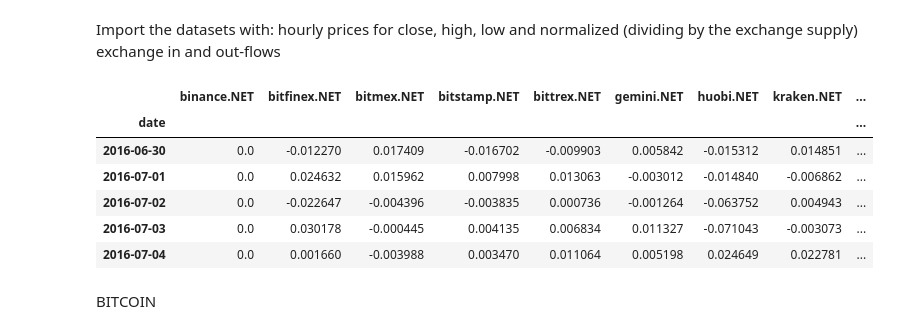
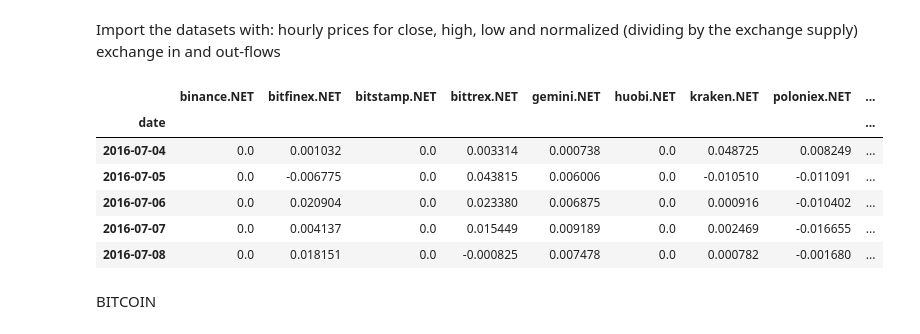
Before and after one commit to riccardofradiani/ML4F-Crypto-prediction-from-exchange-flows, a Jupyter notebook: regression_model.ipynb, the cells around one changed output. Drawn from its saved outputs; the diff is of its cells as text; code cells hidden in the pictures.

```diff
--- a/regression_model.ipynb
+++ b/regression_model.ipynb
@@ -17,22 +18,22 @@ import keras_tuner as kt
 Import the datasets with: hourly prices for close, high, low and normalized (dividing by the exchange supply) exchange in and out-flows
 # %%
 #import data
-btc_data = pd.read_csv(r'data\btc_daily_data_NET_normflows.csv')
+btc_data = pd.read_csv(r'data\btc_daily_data_NET_vol.csv')
 btc_data.index = btc_data['date']
 btc_data = btc_data.drop(['date', 'Unnamed: 0'], 1)
-eth_data = pd.read_csv(r'data\eth_daily_data_NET_normflows.csv')
+eth_data = pd.read_csv(r'data\eth_daily_data_NET_vol.csv')
 eth_data.index = eth_data['date']
 eth_data = eth_data.drop(['date', 'Unnamed: 0'], 1)
 
-btc_data.head()
+eth_data.head()
 # %% [output]
-|  | binance.NET | bitfinex.NET | bitmex.NET | bitstamp.NET | bittrex.NET | gemini.NET | huobi.NET | kraken.NET | ... |
+|  | binance.NET | bitfinex.NET | bitstamp.NET | bittrex.NET | gemini.NET | huobi.NET | kraken.NET | poloniex.NET | ... |
 | date |  |  |  |  |  |  |  |  | ... |
-| 2016-06-30 | 0.0 | -0.012270 | 0.017409 | -0.016702 | -0.009903 | 0.005842 | -0.015312 | 0.014851 | ... |
-| 2016-07-01 | 0.0 | 0.024632 | 0.015962 | 0.007998 | 0.013063 | -0.003012 | -0.014840 | -0.006862 | ... |
-| 2016-07-02 | 0.0 | -0.022647 | -0.004396 | -0.003835 | 0.000736 | -0.001264 | -0.063752 | 0.004943 | ... |
-| 2016-07-03 | 0.0 | 0.030178 | -0.000445 | 0.004135 | 0.006834 | 0.011327 | -0.071043 | -0.003073 | ... |
-| 2016-07-04 | 0.0 | 0.001660 | -0.003988 | 0.003470 | 0.011064 | 0.005198 | 0.024649 | 0.022781 | ... |
+| 2016-07-04 | 0.0 | 0.001032 | 0.0 | 0.003314 | 0.000738 | 0.0 | 0.048725 | 0.008249 | ... |
+| 2016-07-05 | 0.0 | -0.006775 | 0.0 | 0.043815 | 0.006006 | 0.0 | -0.010510 | -0.011091 | ... |
+| 2016-07-06 | 0.0 | 0.020904 | 0.0 | 0.023380 | 0.006875 | 0.0 | 0.000916 | -0.010402 | ... |
+| 2016-07-07 | 0.0 | 0.004137 | 0.0 | 0.015449 | 0.009189 | 0.0 | 0.002469 | -0.016655 | ... |
+| 2016-07-08 | 0.0 | 0.018151 | 0.0 | -0.000825 | 0.007478 | 0.0 | 0.000782 | -0.001680 | ... |
 # %%
 
 def split_dataset(dataset, prices, n_steps, train_percentage=0.8, input_scaler=None, output_scaler=None):
```
Also changed, not shown: parts of 29 cells of this notebook.
